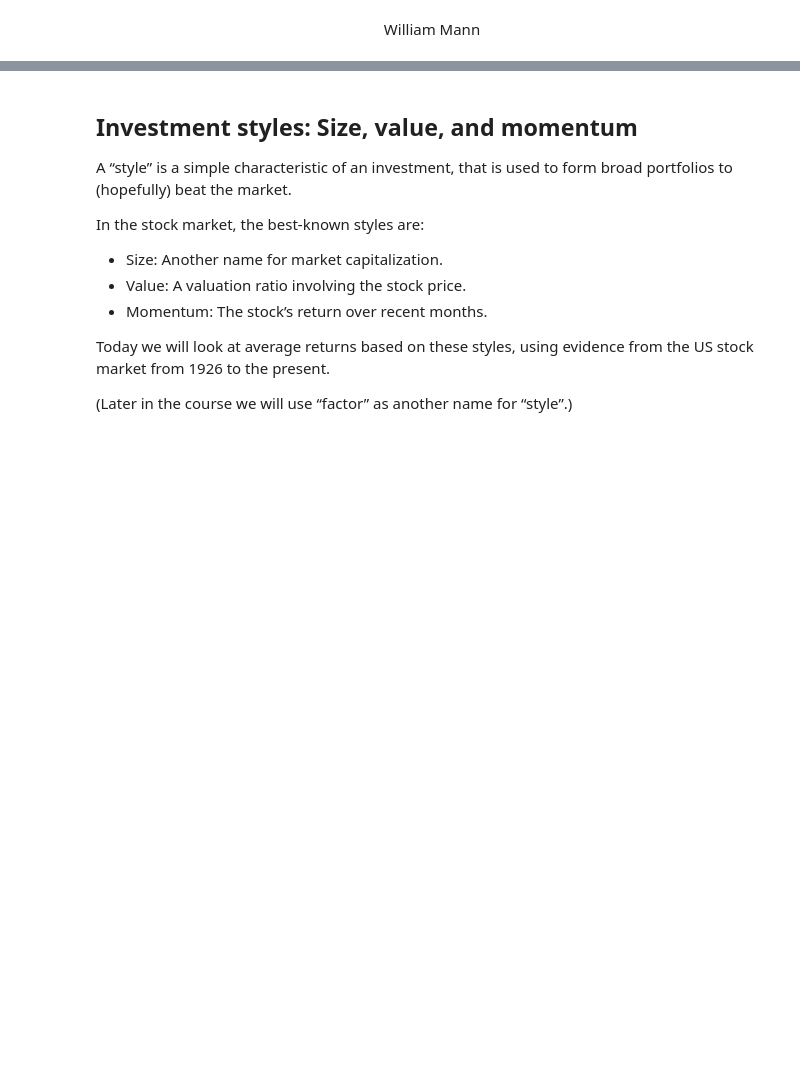
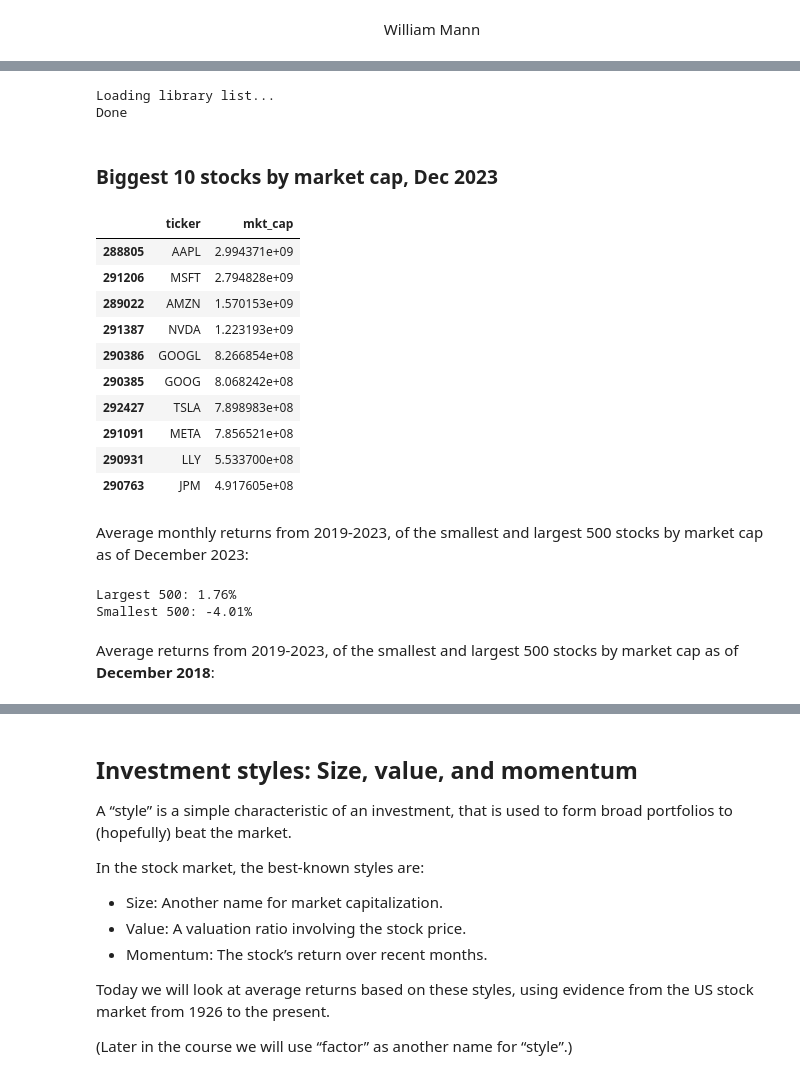
Before and after one commit to wgjm1986/Investments, a Jupyter notebook: Module 2/Week 5 - Evidence on returns to active strategies/Evidence on returns to active strategies.ipynb, the cells around one changed output, grey strips where cells are left out. Drawn from its saved outputs; the diff is of its cells as text; code cells hidden in the pictures; blank space fills up the shorter version.

```diff
--- a/Module 2/Week 5 - Evidence on returns to active strategies/Evidence on returns to active strategies.ipynb
+++ b/Module 2/Week 5 - Evidence on returns to active strategies/Evidence on returns to active strategies.ipynb
@@ -14,0 +36,58 @@ Could motivate by imagining buying stocks based on *next* quarter's market capit
+# %%
+import wrds
+import pandas as pd
+from matplotlib import pyplot as plt
+
+conn = wrds.Connection(wrds_username='wmann')
+monthly_stocks = conn.raw_sql("""
+SELECT
+    m.permno,
+    m.date,
+    n.ticker,
+    m.prc,
+    m.ret,
+    m.shrout
+FROM
+    crsp.msf AS m
+JOIN
+    crsp.msenames AS n
+ON
+    m.permno = n.permno
+AND
+    m.date BETWEEN n.namedt AND n.nameendt
+WHERE
+    m.date BETWEEN '1930-01-01' AND '2023-12-31'
+AND
+    n.shrcd in (10,11)
+ORDER BY
+    m.date, n.ticker;
+    """, date_cols=['date'])
+conn.close()
+
+monthly_stocks = monthly_stocks.dropna(subset=['ret', 'prc'])
+monthly_stocks['prc'] = monthly_stocks['prc'].abs()
+
+monthly_stocks['mkt_cap'] = monthly_stocks['prc'] * monthly_stocks['shrout']
+
+monthly_stocks['date'] = pd.to_datetime(monthly_stocks['date'])
+monthly_stocks['year'] = monthly_stocks['date'].dt.year
+monthly_stocks['month'] = monthly_stocks['date'].dt.month
+# %% [output]
+Loading library list...
+Done
+# %% [markdown]
+### Biggest 10 stocks by market cap, Dec 2023
+# %%
+monthly_stocks[(monthly_stocks['year']==2023) & (monthly_stocks['month']==12)].drop_duplicates('ticker',keep='first').nlargest(10,'mkt_cap')[['ticker','mkt_cap']]
+# %% [output]
+|  | ticker | mkt_cap |
+| 288805 | AAPL | 2.994371e+09 |
+| 291206 | MSFT | 2.794828e+09 |
+| 289022 | AMZN | 1.570153e+09 |
+| 291387 | NVDA | 1.223193e+09 |
+| 290386 | GOOGL | 8.266854e+08 |
+| 290385 | GOOG | 8.068242e+08 |
+| 292427 | TSLA | 7.898983e+08 |
+| 291091 | META | 7.856521e+08 |
+| 290931 | LLY | 5.533700e+08 |
+| 290763 | JPM | 4.917605e+08 |
@@ -14,0 +99,12 @@ Could motivate by imagining buying stocks based on *next* quarter's market capit
+# %% [markdown]
+Average monthly returns from 2019-2023, of the smallest and largest 500 stocks by market cap as of December 2023:
+# %%
+large_cap_avg_return = Dec_2023_MC_returns.nlargest(500,'mkt_cap')['ret_2023'].mean()
+print(f"Largest 500: {100*large_cap_avg_return :.2f}%")
+small_cap_avg_return = Dec_2023_MC_returns.nsmallest(500,'mkt_cap')['ret_2023'].mean()
+print(f"Smallest 500: {100*small_cap_avg_return :.2f}%")
+# %% [output]
+Largest 500: 1.76%
+Smallest 500: -4.01%
+# %% [markdown]
+Average returns from 2019-2023, of the smallest and largest 500 stocks by market cap as of **December 2018**:
```
Also changed, not shown: parts of 20 cells of this notebook, 6 other files.
